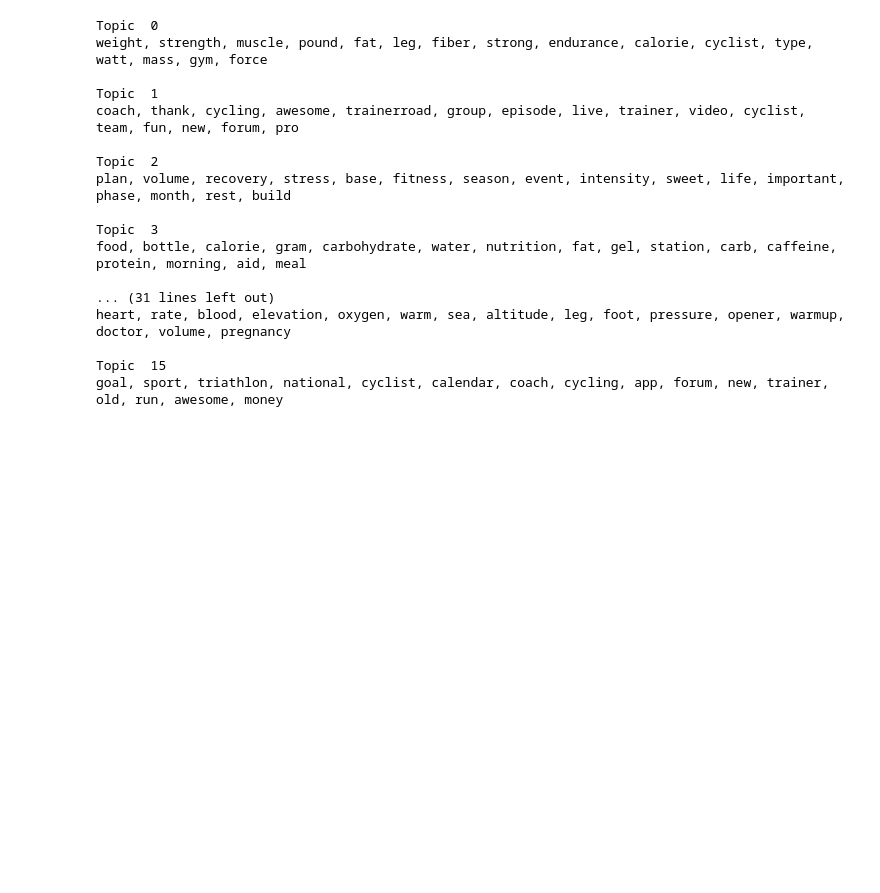
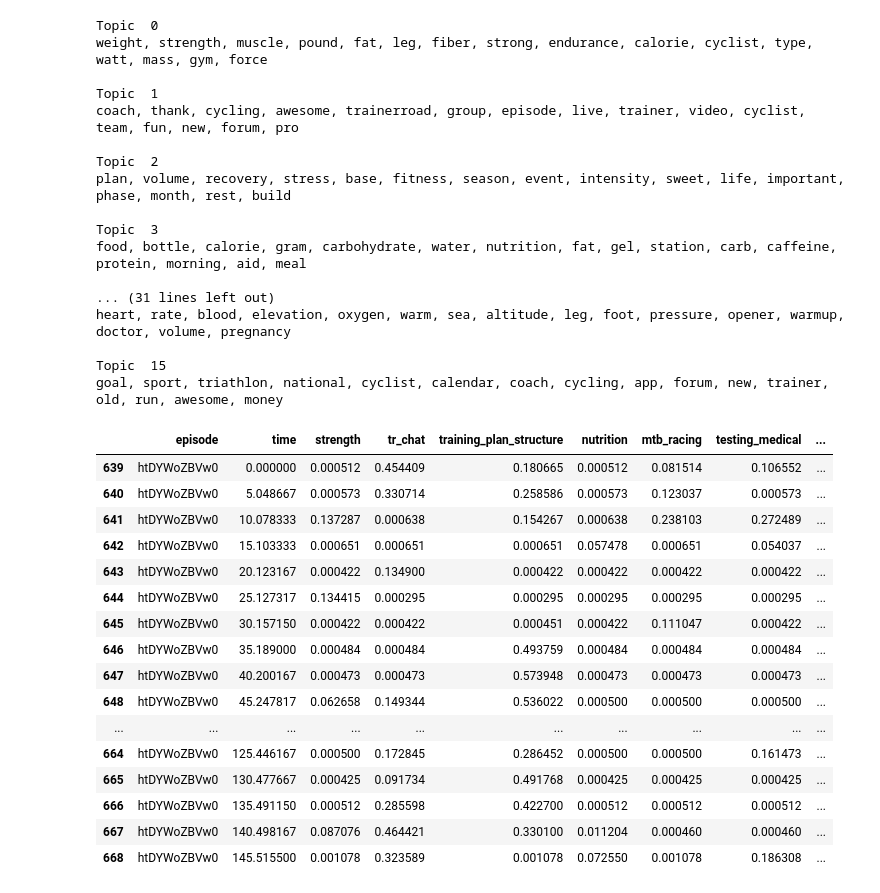
Before and after one commit to jpizzollo/NLP_Podcast, a Jupyter notebook: Topics_5min_Docs.ipynb, the cells around one changed output. Saved outputs shown, nothing was run; the diff lists cells and outputs as text; code cells hidden in the pictures; blank space fills up the shorter version.

Commit message:
refining topics

```diff
--- a/Topics_5min_Docs.ipynb
+++ b/Topics_5min_Docs.ipynb
@@ -188,3 +188,25 @@ topic_list = ['strength','tr_chat','training_plan_structure','nutrition',\
               'riding_technical','heat_sweat','special_physical_cases','goals']
 doc_topic_df = pd.DataFrame(doc_topic, columns = topic_list)
 doc_topic_df = pd.concat([binned_df[['episode','time']], doc_topic_df], axis=1)
+# %%
+doc_topic_df['time'] = doc_topic_df['time']/60
+# %%
+doc_topic_df[doc_topic_df['episode'] == 'htDYWoZBVw0']
+# %% [output]
+|  | episode | time | strength | tr_chat | training_plan_structure | nutrition | mtb_racing | testing_medical | ... |
+| 639 | htDYWoZBVw0 | 0.000000 | 0.000512 | 0.454409 | 0.180665 | 0.000512 | 0.081514 | 0.106552 | ... |
+| 640 | htDYWoZBVw0 | 5.048667 | 0.000573 | 0.330714 | 0.258586 | 0.000573 | 0.123037 | 0.000573 | ... |
+| 641 | htDYWoZBVw0 | 10.078333 | 0.137287 | 0.000638 | 0.154267 | 0.000638 | 0.238103 | 0.272489 | ... |
+| 642 | htDYWoZBVw0 | 15.103333 | 0.000651 | 0.000651 | 0.000651 | 0.057478 | 0.000651 | 0.054037 | ... |
+| 643 | htDYWoZBVw0 | 20.123167 | 0.000422 | 0.134900 | 0.000422 | 0.000422 | 0.000422 | 0.000422 | ... |
+| 644 | htDYWoZBVw0 | 25.127317 | 0.134415 | 0.000295 | 0.000295 | 0.000295 | 0.000295 | 0.000295 | ... |
+| 645 | htDYWoZBVw0 | 30.157150 | 0.000422 | 0.000422 | 0.000451 | 0.000422 | 0.111047 | 0.000422 | ... |
+| 646 | htDYWoZBVw0 | 35.189000 | 0.000484 | 0.000484 | 0.493759 | 0.000484 | 0.000484 | 0.000484 | ... |
+| 647 | htDYWoZBVw0 | 40.200167 | 0.000473 | 0.000473 | 0.573948 | 0.000473 | 0.000473 | 0.000473 | ... |
+| 648 | htDYWoZBVw0 | 45.247817 | 0.062658 | 0.149344 | 0.536022 | 0.000500 | 0.000500 | 0.000500 | ... |
+| ... | ... | ... | ... | ... | ... | ... | ... | ... | ... |
+| 664 | htDYWoZBVw0 | 125.446167 | 0.000500 | 0.172845 | 0.286452 | 0.000500 | 0.000500 | 0.161473 | ... |
+| 665 | htDYWoZBVw0 | 130.477667 | 0.000425 | 0.091734 | 0.491768 | 0.000425 | 0.000425 | 0.000425 | ... |
+| 666 | htDYWoZBVw0 | 135.491150 | 0.000512 | 0.285598 | 0.422700 | 0.000512 | 0.000512 | 0.000512 | ... |
+| 667 | htDYWoZBVw0 | 140.498167 | 0.087076 | 0.464421 | 0.330100 | 0.011204 | 0.000460 | 0.000460 | ... |
+| 668 | htDYWoZBVw0 | 145.515500 | 0.001078 | 0.323589 | 0.001078 | 0.072550 | 0.001078 | 0.186308 | ... |
```
